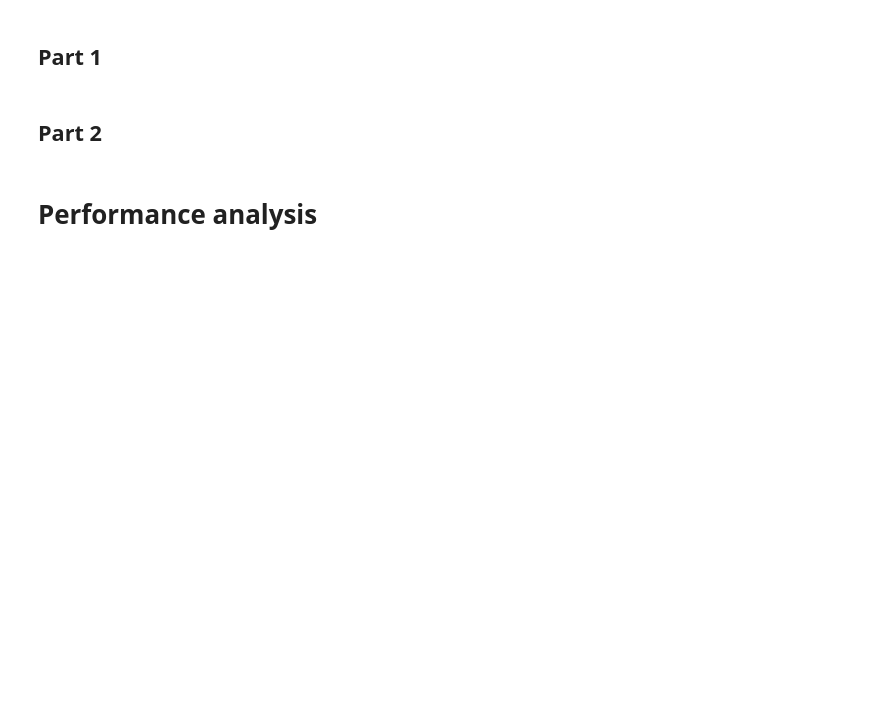
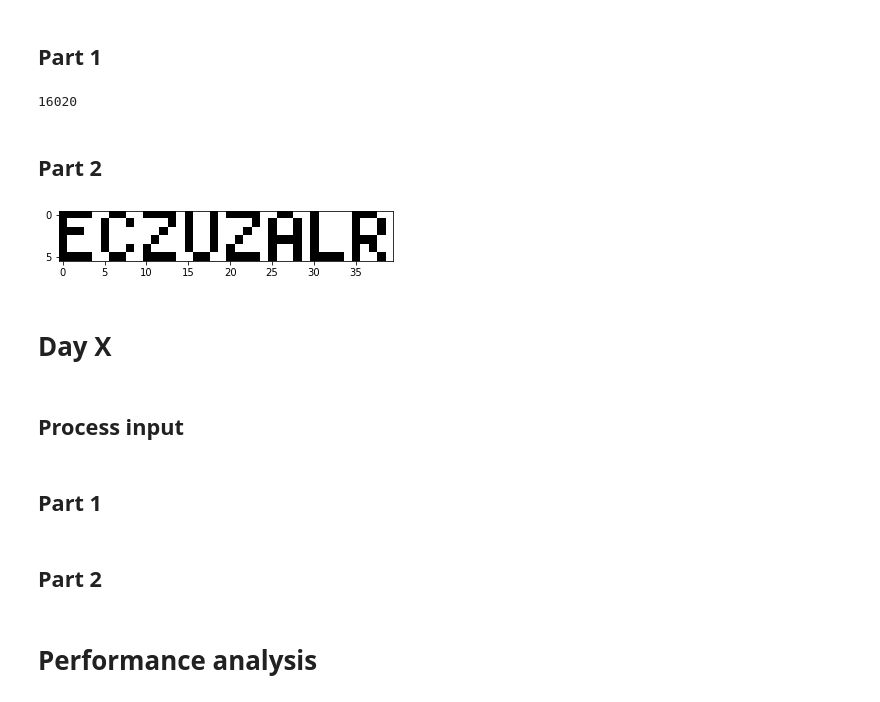
Before and after one commit to teekookoo/advent-2022, a Jupyter notebook: main.ipynb, the cells around one changed output. Saved outputs shown, nothing was run; the diff lists cells and outputs as text; code cells hidden in the pictures; blank space fills up the shorter version.

```diff
--- a/main.ipynb
+++ b/main.ipynb
@@ -464,9 +464,52 @@ stopwatch.add_split()
 # %% [markdown]
 ## Process input
+# %%
+def run(instructions):
+    x = 1
+    for instruction in instructions:
+        match instruction.split():
+            case ['addx', num]:
+                yield x
+                yield x
+                x += int(num)
+            case ['noop']:
+                yield x
+
+with open('inputs/10') as f:
+    x = np.fromiter(run(f.readlines()), dtype=int)
 # %% [markdown]
 ## Part 1
+# %%
+cycle = np.arange(1, len(x)+1)
+idx = np.s_[19:221:40]
+print(np.sum(x[idx]*cycle[idx]))
+stopwatch.add_split()
+# %% [output]
+16020
 # %% [markdown]
 ## Part 2
+# %%
+img = np.ones((6, 40))
+for i in range(6):
+    for j in range(40):
+        spritepos = x[40*i + j]
+        if spritepos - 1 <= j <= spritepos + 1:
+            img[i, j] = 0
+
+plt.imshow(img, cmap='gray')
+plt.show()
+
+stopwatch.add_split()
+# %% [output]
+[figure, added]
+# %% [markdown]
+# Day X
+# %% [markdown]
+## Process input
+# %% [markdown]
+## Part 1
+# %% [markdown]
+## Part 2
 # %% [markdown]
 # Performance analysis
 # %%
```
Also changed, not shown: parts of 16 cells of this notebook, 2 other files.
